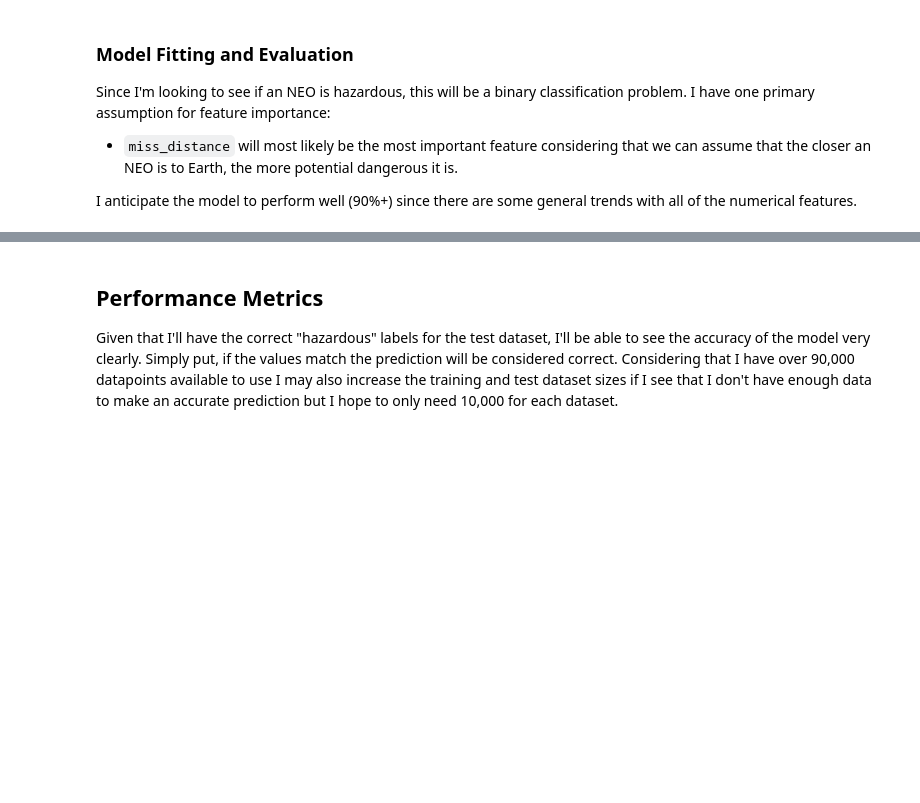
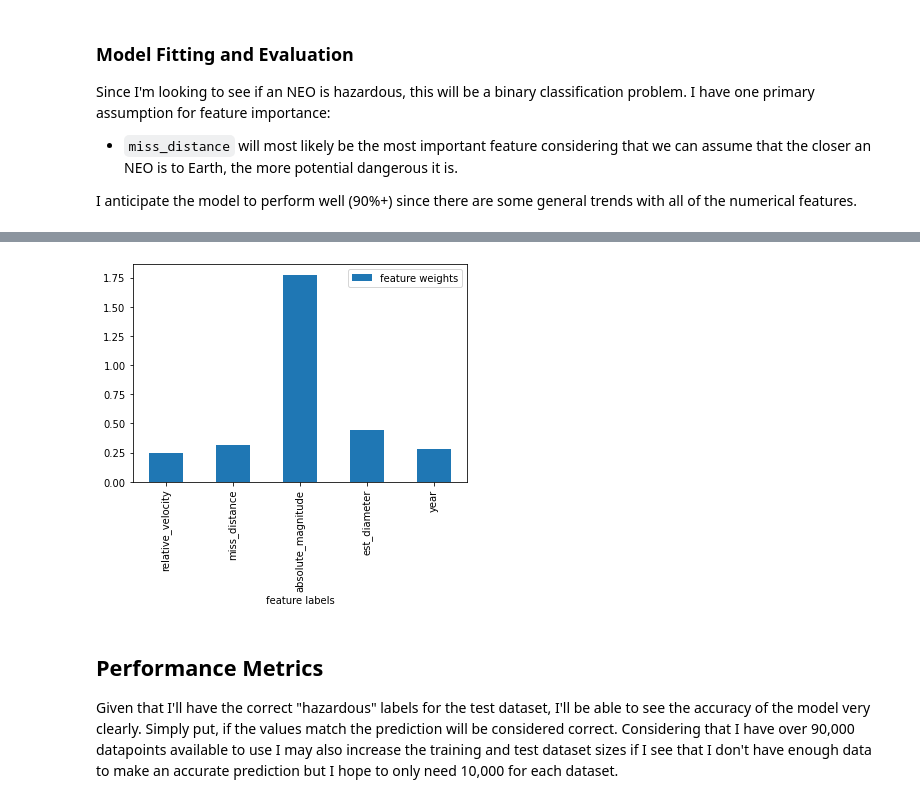
Before and after one commit to samarakoon-ryan/NASA-nearest-earth-objects-modeling, a Jupyter notebook: project_notebook.ipynb, the cells around one changed output, grey strips where cells are left out. Saved outputs shown, nothing was run; the diff lists cells and outputs as text; code cells hidden in the pictures; blank space fills up the shorter version.

Commit message:
Explore logistic regression modeling closes #21

```diff
--- a/project_notebook.ipynb
+++ b/project_notebook.ipynb
@@ -355,17 +359,17 @@ num_pipeline = Pipeline(steps=[('scale_num', StandardScaler())])
 # %%
 # Establish preprocessing pipe via column transformer
-num_cols = ['relative_velocity', 'miss_distance', 'absolute_magnitude', 'est_diameter', 'year']
 
-preproc = ColumnTransformer([('num_pipe', num_pipeline, num_cols)],
+preproc = ColumnTransformer([('num_pipe', num_pipeline, make_column_selector(dtype_include=np.number)),
+                             ('cat_pipe', cat_pipeline, make_column_selector(dtype_include=object))],
                              remainder='passthrough')
 # %%
 # Generate pipeline with logistic regression model
-pipe = Pipeline(steps=[('preproc', preproc),
+logistic_regression_pipe = Pipeline(steps=[('preproc', preproc),
                        ('mdl', LogisticRegression(penalty='elasticnet', solver='saga', tol=0.01))])
 
 # visualization of the pipeline
 with config_context(display='diagram'):
-    display(pipe)
+    display(logistic_regression_pipe)
 # %% [output]
 Pipeline(steps=[('preproc',
                  ColumnTransformer(remainder='passthrough',
@@ -386,3 +391,13 @@ Since I'm looking to see if an NEO is hazardous, this will be a binary classific
 - `miss_distance` will most likely be the most important feature considering that we can assume that the closer an NEO is to Earth, the more potential dangerous it is.
 
 I anticipate the model to perform well (90%+) since there are some general trends with all of the numerical features.
+# %%
+# Setup Tuning Grid & Grid Search for Logistic Regression
+
+logistic_regression_tuning_grid = {'mdl__l1_ratio': np.linspace(0,1,5),
+                                   'mdl__C': np.logspace(-1,6,3)}
+
+logistic_regression_grid_search = GridSearchCV(logistic_regression_pipe, param_grid=logistic_regression_tuning_grid, return_train_score=True)
+# %%
+# Find best logistic regression model parameters by fitting grid search
+logistic_regression_grid_search.fit(X_train, y_train)
@@ -389,3 +447,13 @@ I anticipate the model to perform well (90%+) since there are some general trend
+# %%
+# logistic regression feature weights
+lr_feature_weight = abs(logistic_regression_grid_search.best_estimator_['mdl'].coef_[0])
+lr_feature_names = ['relative_velocity', 'miss_distance', 'absolute_magnitude', 'est_diameter', 'year']
+
+lr_feature_importance = pd.DataFrame({'feature labels': lr_feature_names, 'feature weights': lr_feature_weight})
+lr_feature_importance.plot.bar(x='feature labels', y='feature weights')
+plt.show()
+# %% [output]
+[figure, added]
 # %% [markdown]
 ## Performance Metrics
 
```
Also changed, not shown: parts of 11 cells of this notebook.
